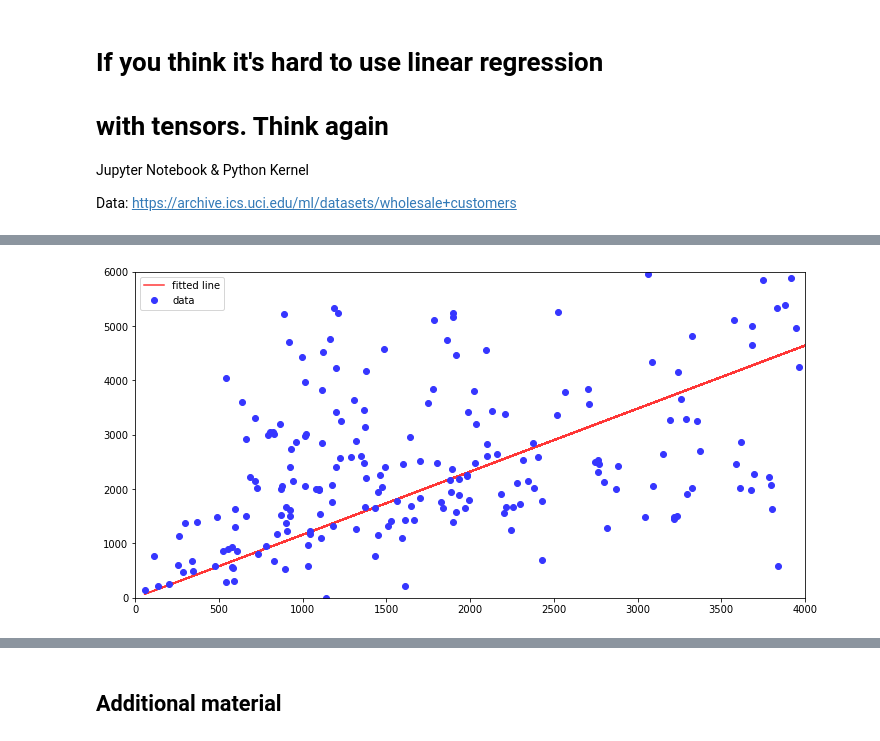
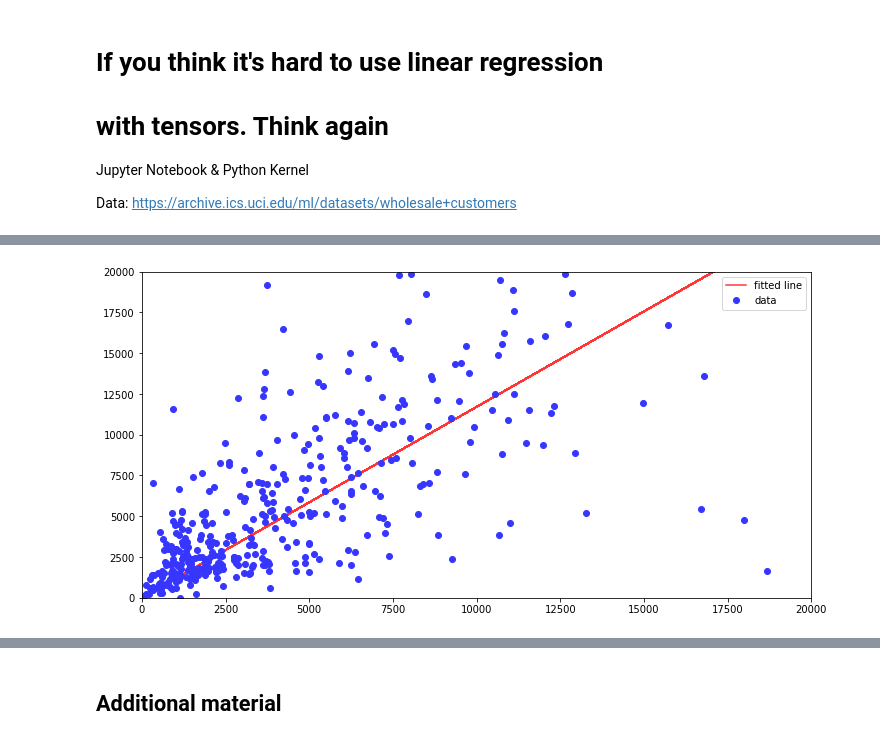
Before and after one commit to OlgaBelitskaya/instagram, a Jupyter notebook: instagram_python.ipynb, the cells around one changed output, grey strips where cells are left out. Saved outputs shown, nothing was run; the diff lists cells and outputs as text; code cells hidden in the pictures.

```diff
--- a/instagram_python.ipynb
+++ b/instagram_python.ipynb
@@ -617,7 +617,7 @@ Training Step: 14000  | total loss: 44684892.00000 | time: 0.033s
 # %%
-pylab.figure(figsize=(12,6)); pylab.xlim(0,4000); pylab.ylim(0,6000)
+pylab.figure(figsize=(12,6)); pylab.xlim(0,20000); pylab.ylim(0,20000)
 pylab.plot(X,dnn_lr.get_weights(lr.W)*X+dnn_lr.get_weights(lr.b),
            color='#ff3636',label='fitted line')
 pylab.plot(X,Y,'o',label='data',color='#3636ff'); pylab.legend();
 # %% [output]
-[figure, old version]
+[figure, new version]
```
Also changed, not shown: parts of 4 cells of this notebook.
